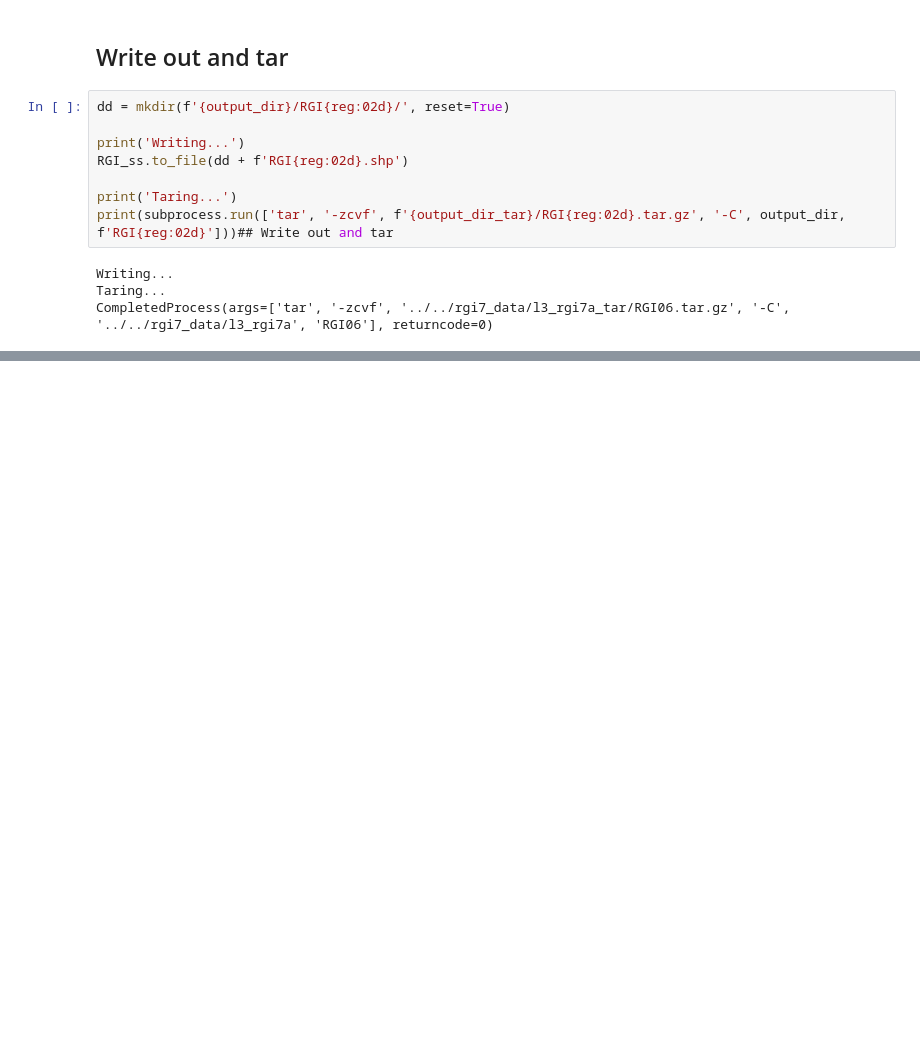
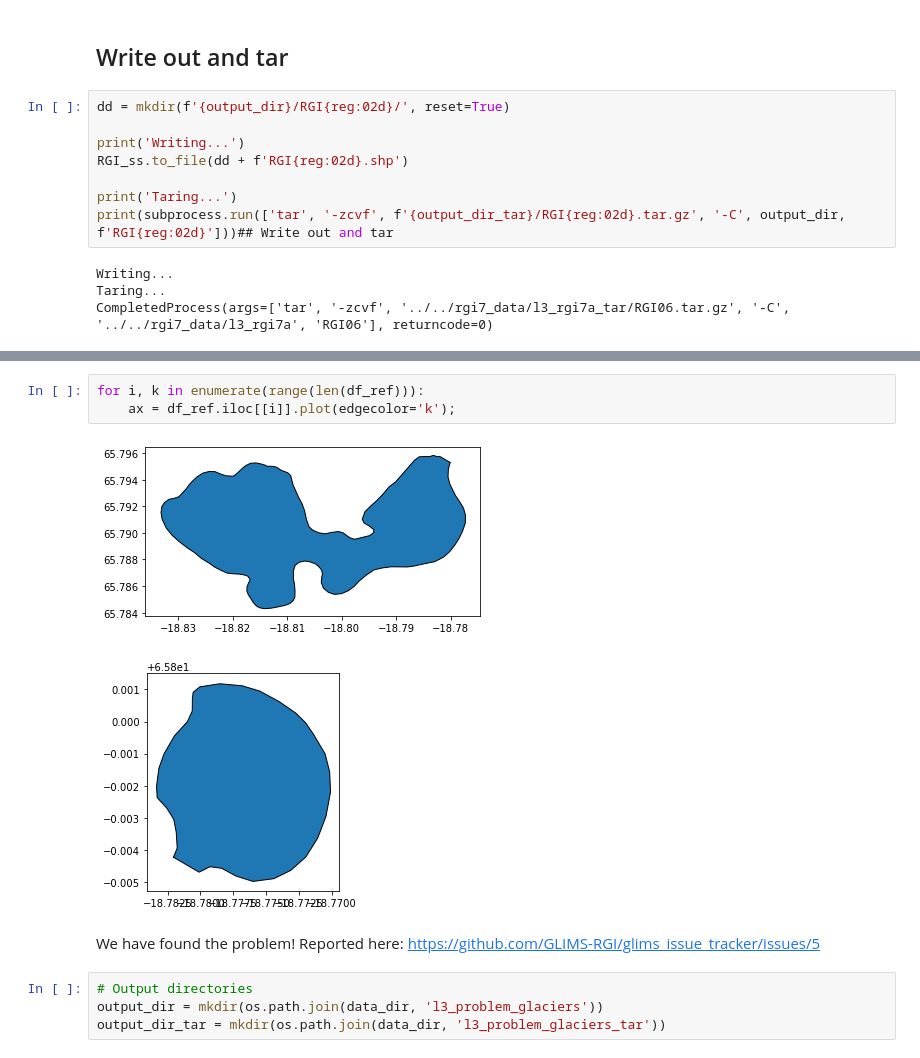
Before and after one commit to GLIMS-RGI/rgi7_scripts, a Jupyter notebook: workflow/RGI06.ipynb, the cells around one changed output, grey strips where cells are left out. Cells and saved outputs as stored; diff of their text form; blank space fills up the shorter version.

```diff
--- a/workflow/RGI06.ipynb
+++ b/workflow/RGI06.ipynb
@@ -172,0 +204,12 @@ CompletedProcess(args=['tar', '-zcvf', '../../rgi7_data/l3_rgi7a_tar/RGI06.tar.g
+# %%
+for i, k in enumerate(range(len(df_ref))):
+    ax = df_ref.iloc[[i]].plot(edgecolor='k');
+# %% [output]
+[figure, added]
+[figure, added]
+# %% [markdown]
+We have found the problem! Reported here: https://github.com/GLIMS-RGI/glims_issue_tracker/issues/5
+# %%
+# Output directories
+output_dir = mkdir(os.path.join(data_dir, 'l3_problem_glaciers'))
+output_dir_tar = mkdir(os.path.join(data_dir, 'l3_problem_glaciers_tar'))
```
Also changed, not shown: parts of 19 cells of this notebook, 10 other files.
